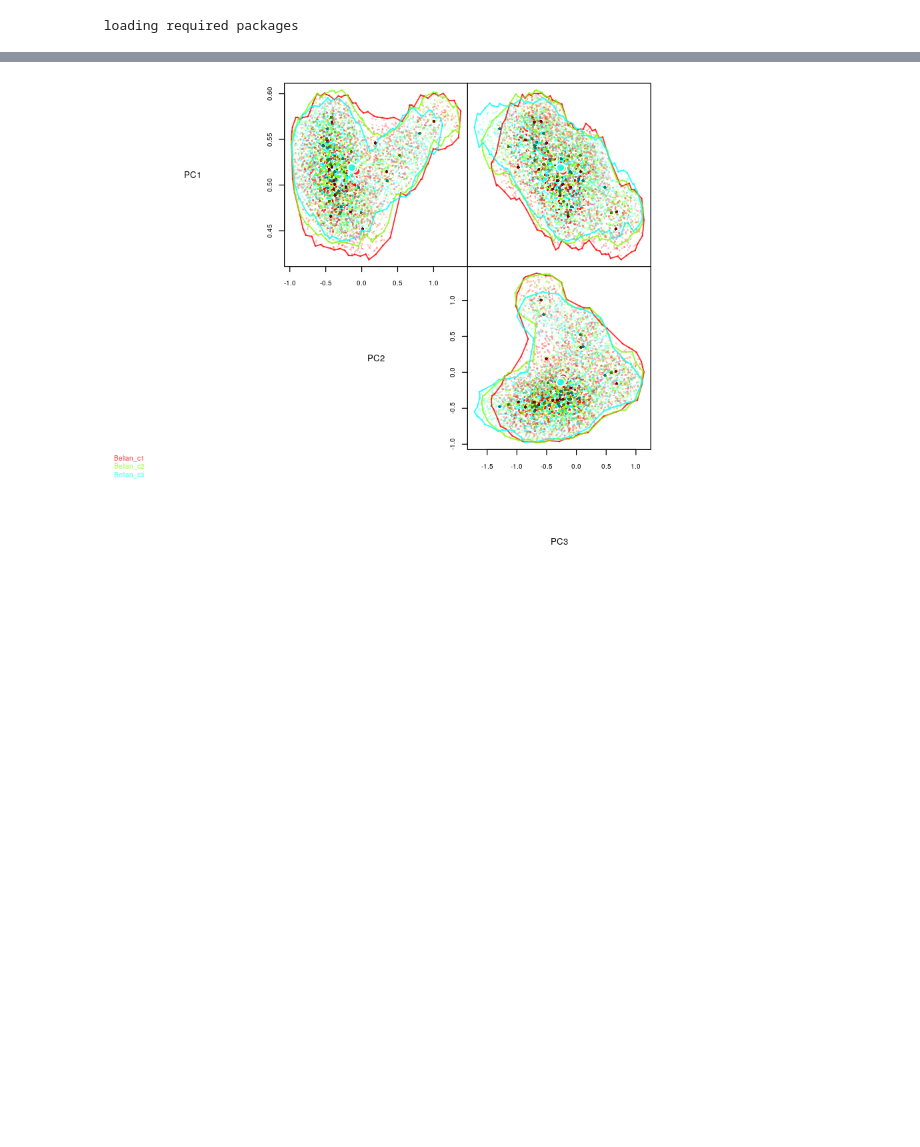
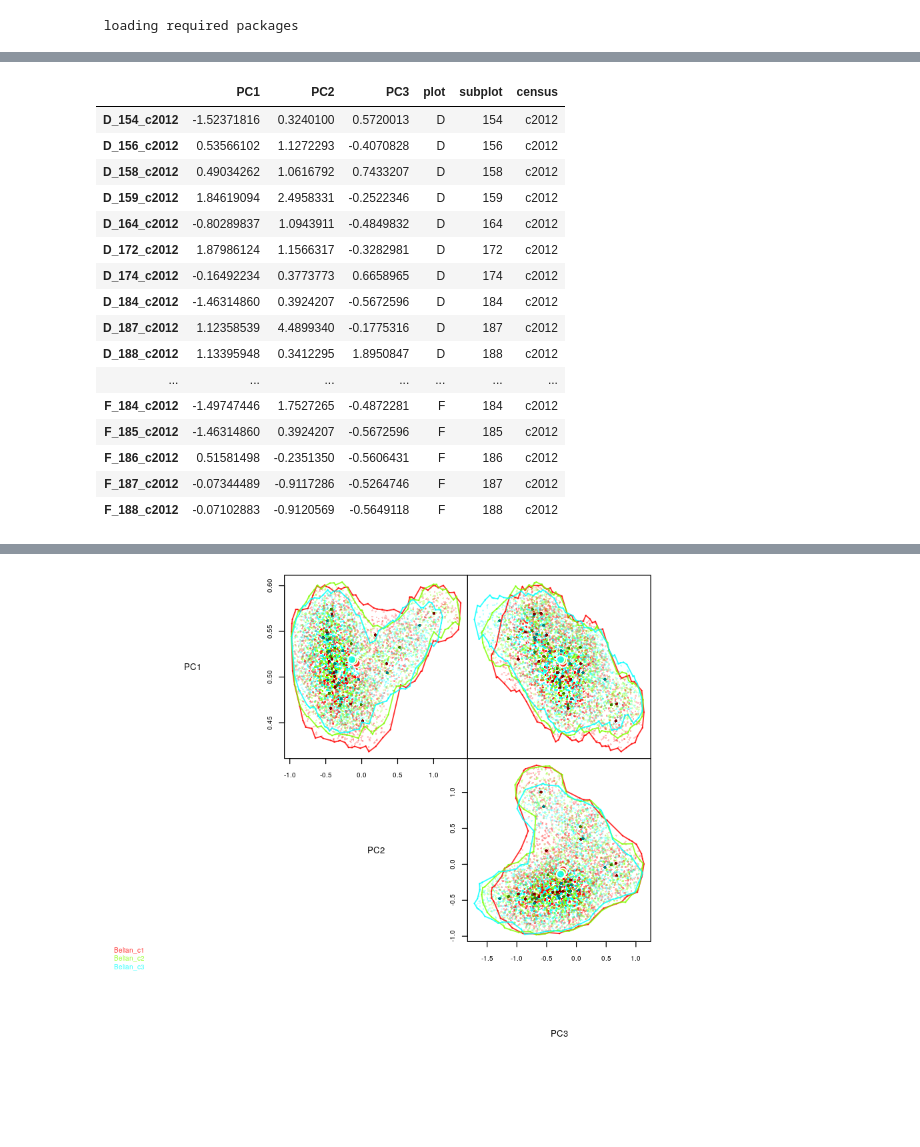
Before and after one commit to dbridg15/masters_project, a Jupyter notebook: Code/playing.ipynb, the cells around one changed output, grey strips where cells are left out. Saved outputs shown, nothing was run; the diff lists cells and outputs as text; code cells hidden in the pictures; blank space fills up the shorter version.

```diff
--- a/Code/playing.ipynb
+++ b/Code/playing.ipynb
@@ -13,0 +131,2 @@ Comparing Hypervolume 27  of  27 :  Tower_c3-c4
+# %%
+df = scale_axis(df, axis)
@@ -13,0 +143,20 @@ Comparing Hypervolume 27  of  27 :  Tower_c3-c4
+# %%
+df
+# %% [output]
+|  | PC1 | PC2 | PC3 | plot | subplot | census |
+| D_154_c2012 | -1.52371816 | 0.3240100 | 0.5720013 | D | 154 | c2012 |
+| D_156_c2012 | 0.53566102 | 1.1272293 | -0.4070828 | D | 156 | c2012 |
+| D_158_c2012 | 0.49034262 | 1.0616792 | 0.7433207 | D | 158 | c2012 |
+| D_159_c2012 | 1.84619094 | 2.4958331 | -0.2522346 | D | 159 | c2012 |
+| D_164_c2012 | -0.80289837 | 1.0943911 | -0.4849832 | D | 164 | c2012 |
+| D_172_c2012 | 1.87986124 | 1.1566317 | -0.3282981 | D | 172 | c2012 |
+| D_174_c2012 | -0.16492234 | 0.3773773 | 0.6658965 | D | 174 | c2012 |
+| D_184_c2012 | -1.46314860 | 0.3924207 | -0.5672596 | D | 184 | c2012 |
+| D_187_c2012 | 1.12358539 | 4.4899340 | -0.1775316 | D | 187 | c2012 |
+| D_188_c2012 | 1.13395948 | 0.3412295 | 1.8950847 | D | 188 | c2012 |
+| ... | ... | ... | ... | ... | ... | ... |
+| F_184_c2012 | -1.49747446 | 1.7527265 | -0.4872281 | F | 184 | c2012 |
+| F_185_c2012 | -1.46314860 | 0.3924207 | -0.5672596 | F | 185 | c2012 |
+| F_186_c2012 | 0.51581498 | -0.2351350 | -0.5606431 | F | 186 | c2012 |
+| F_187_c2012 | -0.07344489 | -0.9117286 | -0.5264746 | F | 187 | c2012 |
+| F_188_c2012 | -0.07102883 | -0.9120569 | -0.5649118 | F | 188 | c2012 |
```
Also changed, not shown: parts of 19 cells of this notebook, 6 other files.
